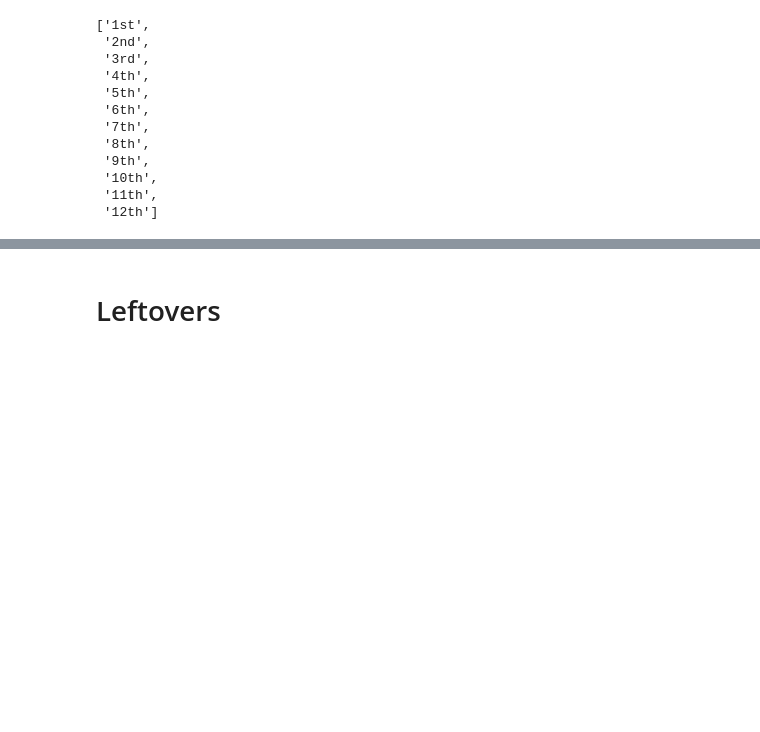
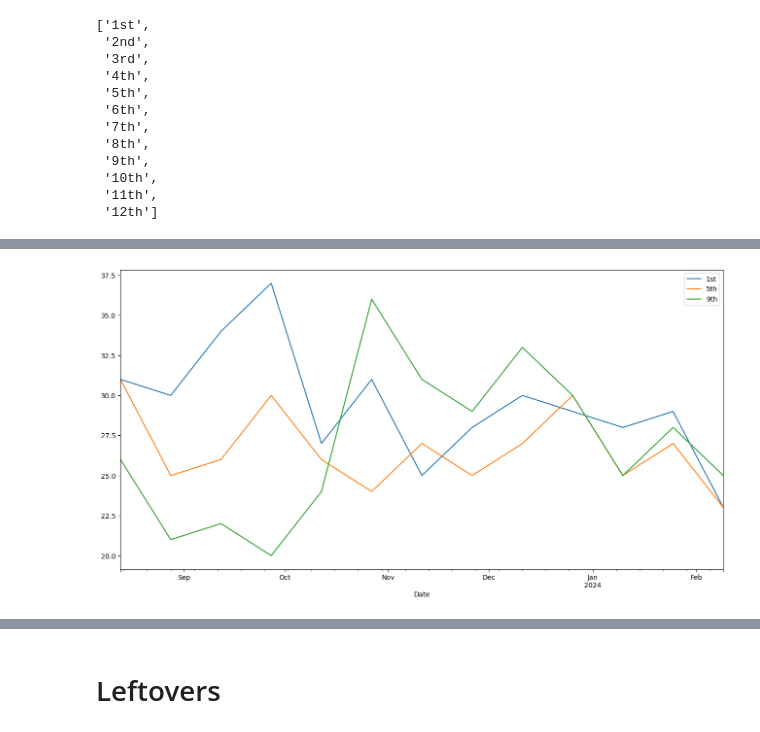
Before and after one commit to prithwis/parashar21, a Jupyter notebook: P21_45_11_AshtakVarga_Gochar_Series.ipynb, the cells around one changed output, grey strips where cells are left out. Drawn from its saved outputs; the diff is of its cells as text; code cells hidden in the pictures; blank space fills up the shorter version.

```diff
--- a/P21_45_11_AshtakVarga_Gochar_Series.ipynb
+++ b/P21_45_11_AshtakVarga_Gochar_Series.ipynb
@@ -567,3 +575,11 @@ df8V_Bhav
 | 10 | 2024-01-10 | 28 | 23 | 34 | 25 | 25 | 31 | 20 | 24 | 25 | 39 | ... |
 | 11 | 2024-01-25 | 29 | 22 | 31 | 25 | 27 | 34 | 17 | 22 | 28 | 36 | ... |
 | 12 | 2024-02-09 | 23 | 23 | 30 | 29 | 23 | 29 | 25 | 21 | 25 | 31 | ... |
+# %%
+# Convert date column to pandas date format
+df8V_Bhav['Date'] = pd.to_datetime(df8V_Bhav['Date'])
+
+# Set the date column as the index of the dataframe
+df8V_Bhav.set_index('Date',inplace=True)
+
+df8V_Bhav.head()
@@ -569,0 +610,4 @@ df8V_Bhav
+# %%
+df8V_Bhav.plot(y=['1st','5th','9th'], figsize = (16,8));
+# %% [output]
+[figure, added]
```
Also changed, not shown: parts of 19 cells of this notebook.
